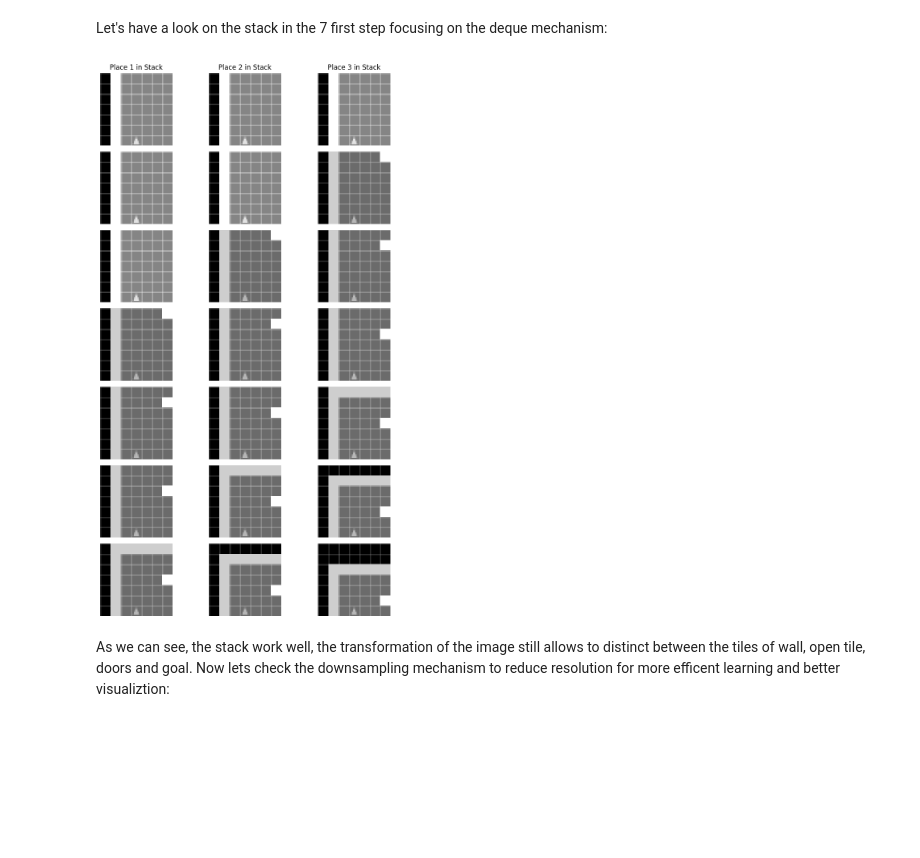
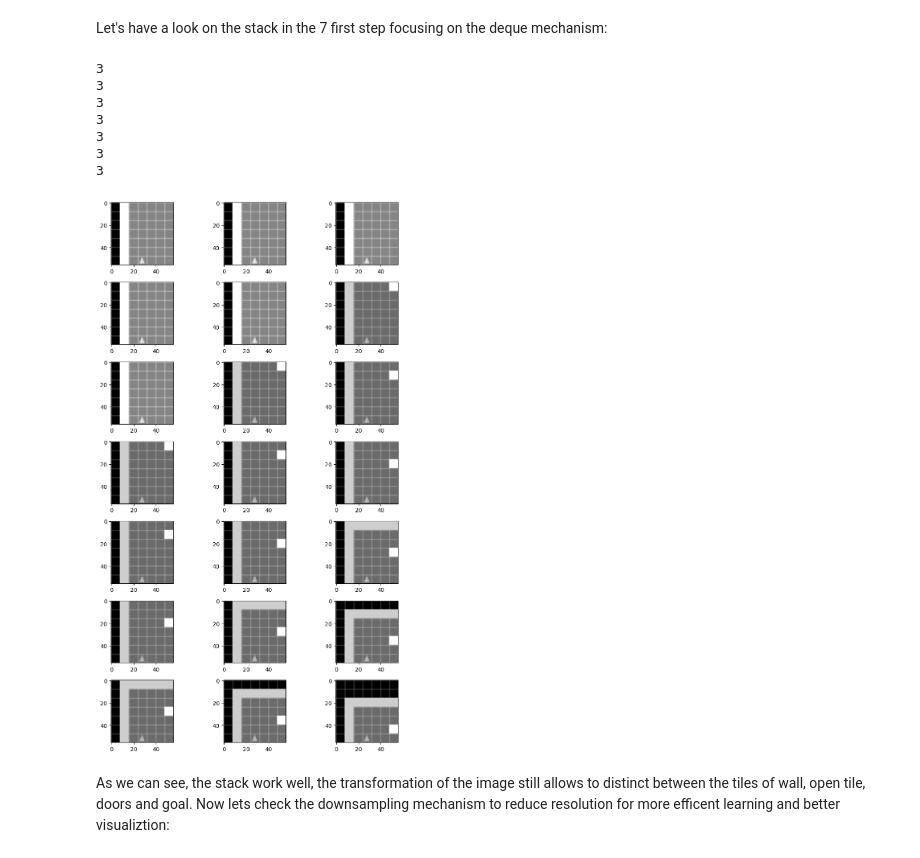
Before and after one commit to yGit741/RL-final, a Jupyter notebook: final_project_training_204266191_318947470.ipynb, the cells around one changed output. Cells and saved outputs as stored; diff of their text form; code cells hidden in the pictures; blank space fills up the shorter version.

```diff
--- a/final_project_training_204266191_318947470.ipynb
+++ b/final_project_training_204266191_318947470.ipynb
@@ -355,7 +355,9 @@ class RewardShaper(Wrapper):
 
 
         if isinstance(observation, dict):
-            obs_img = observation["image"]  # Extract observation if it's wrapped in a dictionary
+            obs_img = observation["image"]
+        else:
+            obs_img = observation  # <-- crucial fix
 
         return np.any(obs_img == goal_symbolic_id)  # True if goal appears in the agent's view
 # %%
@@ -833,7 +837,7 @@ show_full_frame_rgb(env, obs)
 Let's have a look on the stack in the 7 first step focusing on the deque mechanism:
 # %%
 env, obs = create_multiroom_env(1, 50, seed=333, reward_shaping=True)
-frame_stack = FrameStackPreprocess(downsample_size=(56, 56))
+frame_stack = FrameStackPreprocess(num_frames=3,downsample_size=(56, 56))
 frame_stack.reset(obs)
 frame_stack.get_stack().shape
 
@@ -841,40 +845,47 @@ action = 2 # Always move forward
 
 import matplotlib.pyplot as plt
 
 def visualize_frame_stack(env, preprocessor, policy, N=7):
     """
     Runs N iterations, updates FrameStackPreprocess, and directly plots stack positions.
 
     Parameters:
         env: The MiniGrid environment (already initialized).
         preprocessor: Instance of FrameStackPreprocess.
         policy: Function that returns the action to take.
         N: Number of iterations.
 
     Returns:
         None (displays plots).
     """
     fig, axes = plt.subplots(N, preprocessor.num_frames, figsize=(9, 2 * N))  # N rows, num_frames columns
 
     for i in range(N):
         action = policy(env)  # Get action from policy
         obs, _, _, _, _ = env.step(action)  # Step in environment
         stacked_frames = preprocessor.update(obs)  # Update the stack
-
-        for j in range(preprocessor.num_frames):  # Iterate over stacked frames
-            axes[i, j].imshow(stacked_frames[j], cmap="gray")
-            axes[i, j].axis("off")
-            if i == 0:
-                axes[i, j].set_title(f"Place {j+1} in Stack")
+        print(preprocessor.num_frames)
+        if preprocessor.num_frames > 1:
+            for j in range(preprocessor.num_frames):
+                axes[i, j].imshow(stacked_frames[j], cmap="gray")
+        else:
+            axes[i].imshow(stacked_frames[0], cmap="gray")  # Directly show the single frame
 
     plt.tight_layout()
     plt.show()
 
 
 
 visualize_frame_stack(env, frame_stack, lambda env: 2)
 # %% [output]
+3
+3
+3
+3
+3
+3
+3
-[figure, old version]
+[figure, new version]
 # %% [markdown]
 As we can see, the stack work well, the transformation of the image still allows to distinct between the tiles of wall, open tile, doors and goal.
 Now lets check the downsampling mechanism to reduce resolution for more efficent learning and better visualiztion:
```
Also changed, not shown: parts of 20 cells of this notebook.
